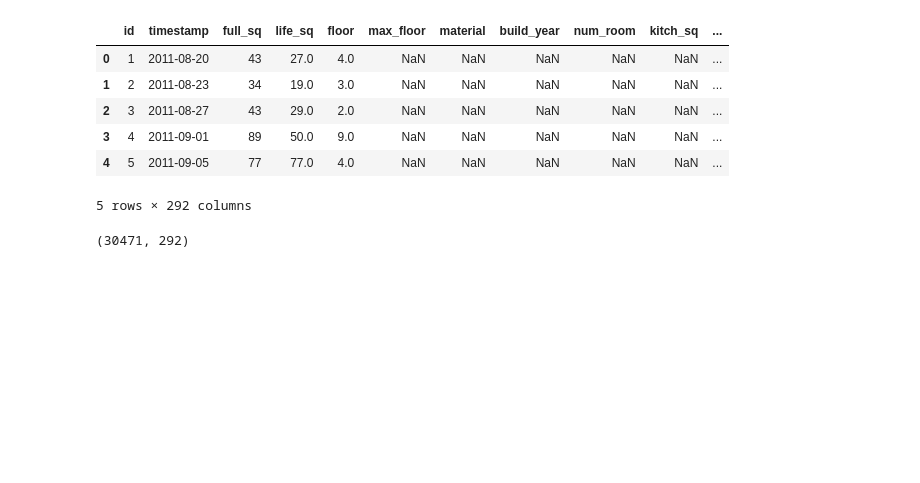
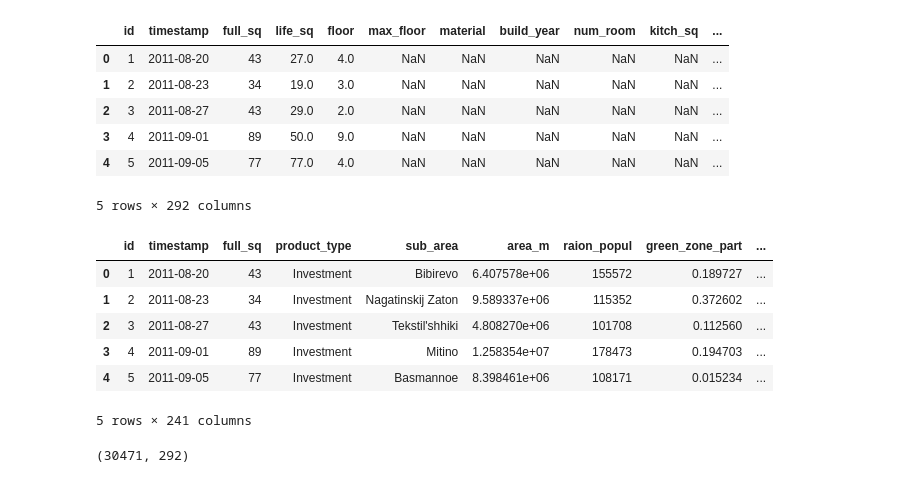
Before and after one commit to xingjun415/SberbankRussianHousingMarket, a Jupyter notebook: working/notebook.ipynb, the cells around one changed output. Cells and saved outputs as stored; diff of their text form; code cells hidden in the pictures; blank space fills up the shorter version.

```diff
--- a/working/notebook.ipynb
+++ b/working/notebook.ipynb
@@ -45,6 +40,17 @@ train_dataset_org.head()
 | 3 | 4 | 2011-09-01 | 89 | 50.0 | 9.0 | NaN | NaN | NaN | NaN | NaN | ... |
 | 4 | 5 | 2011-09-05 | 77 | 77.0 | 4.0 | NaN | NaN | NaN | NaN | NaN | ... |
 5 rows × 292 columns
+# %%
+# As there are so many Nan, so let's watch the data without Nan to identify the value of them
+train_dataset_org.loc[:,train_dataset_org.isnull().sum() == 0].head()
+# %% [output]
+|  | id | timestamp | full_sq | product_type | sub_area | area_m | raion_popul | green_zone_part | ... |
+| 0 | 1 | 2011-08-20 | 43 | Investment | Bibirevo | 6.407578e+06 | 155572 | 0.189727 | ... |
+| 1 | 2 | 2011-08-23 | 34 | Investment | Nagatinskij Zaton | 9.589337e+06 | 115352 | 0.372602 | ... |
+| 2 | 3 | 2011-08-27 | 43 | Investment | Tekstil'shhiki | 4.808270e+06 | 101708 | 0.112560 | ... |
+| 3 | 4 | 2011-09-01 | 89 | Investment | Mitino | 1.258354e+07 | 178473 | 0.194703 | ... |
+| 4 | 5 | 2011-09-05 | 77 | Investment | Basmannoe | 8.398461e+06 | 108171 | 0.015234 | ... |
+5 rows × 241 columns
 # %%
 # Show the shape of dataset
 print(train_dataset_org.shape)
```
Also changed, not shown: parts of 8 cells of this notebook, 1 other file.
